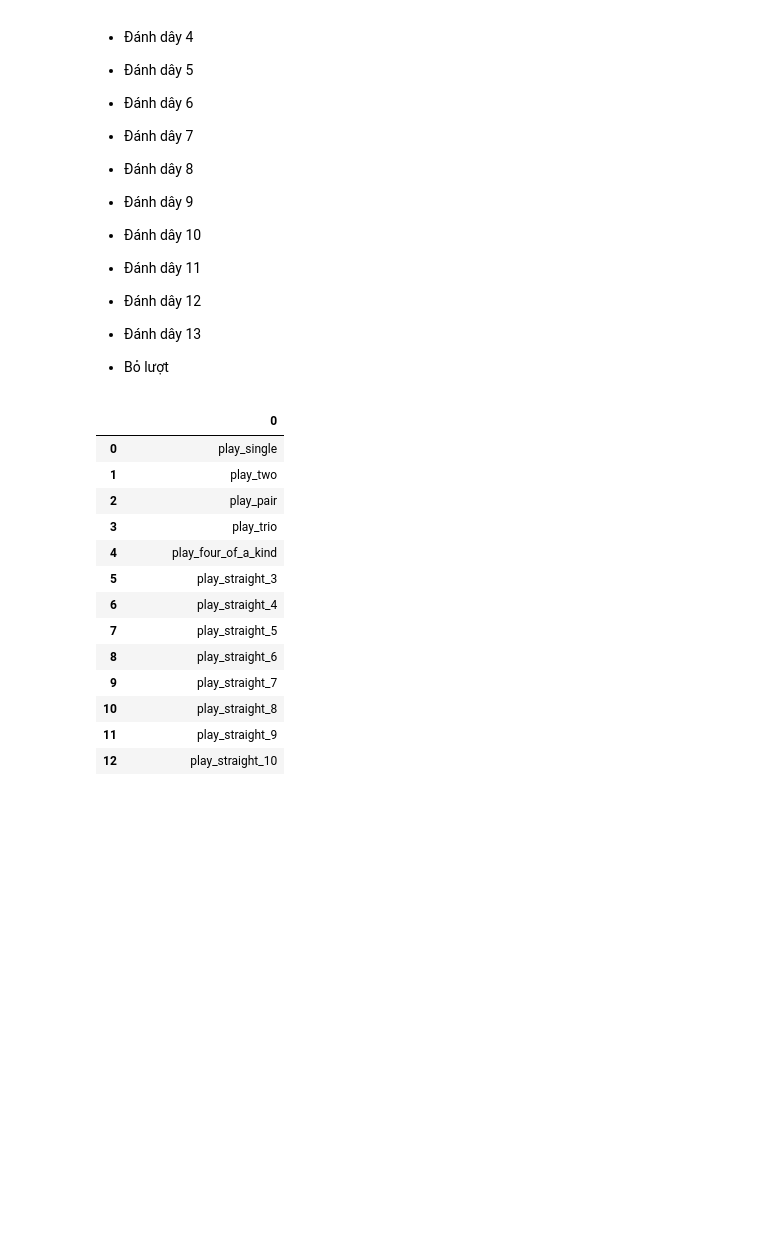
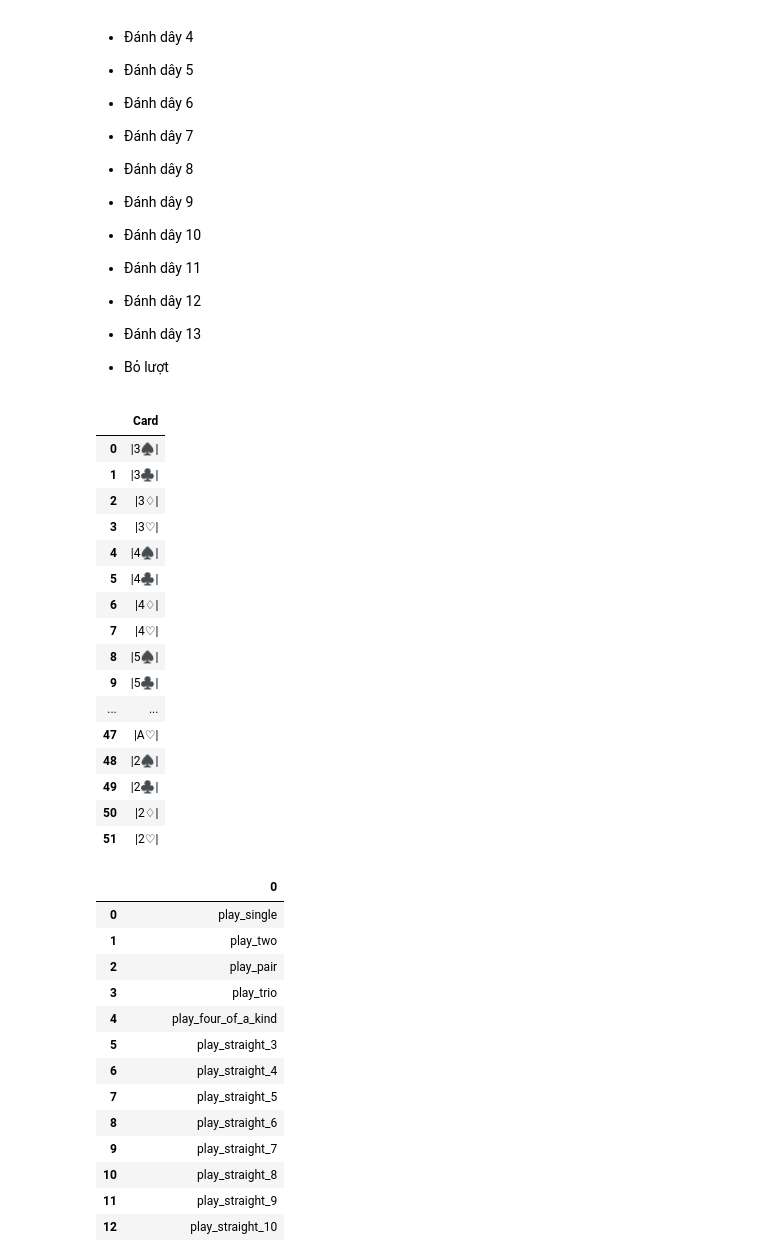
Before and after one commit to ritvien/RL, a Jupyter notebook: TLMB.ipynb, the cells around one changed output. Saved outputs shown, nothing was run; the diff lists cells and outputs as text; code cells hidden in the pictures; blank space fills up the shorter version.

```diff
--- a/TLMB.ipynb
+++ b/TLMB.ipynb
@@ -49,6 +49,34 @@ data_actions = [
             'play_straight_12',
             'play_four_of_a_kind_to_two',
             'pass_turn']
+# %%
+values = ['3'] * 4 + ['4'] * 4 + ['5'] * 4 + ['6'] * 4 + ['7'] * 4 + ['8'] * 4 + ['9'] * 4 + ['10'] * 4 + \
+         ['J'] * 4 + ['Q'] * 4 + ['K'] * 4 + ['A'] * 4 + ['2'] * 4
+card_df = pd.DataFrame({'Value': values})
+symbols = ['♠', '♣', '♢', '♡']
+repeated_symbols = symbols * 13
+card_df['Symbol'] = repeated_symbols
+card_df['Card'] = card_df.apply(lambda row: f"|{row['Value']}{row['Symbol']}|", axis=1)
+card_df = card_df.drop(columns=['Value','Symbol'])
+card_df
+# %% [output]
+|  | Card |
+| 0 | |3♠| |
+| 1 | |3♣| |
+| 2 | |3♢| |
+| 3 | |3♡| |
+| 4 | |4♠| |
+| 5 | |4♣| |
+| 6 | |4♢| |
+| 7 | |4♡| |
+| 8 | |5♠| |
+| 9 | |5♣| |
+| ... | ... |
+| 47 | |A♡| |
+| 48 | |2♠| |
+| 49 | |2♣| |
+| 50 | |2♢| |
+| 51 | |2♡| |
 # %%
 cards_data = pd.DataFrame(data_cards)
 action_data = pd.DataFrame(data_actions)
```
Also changed, not shown: parts of 24 cells of this notebook.
